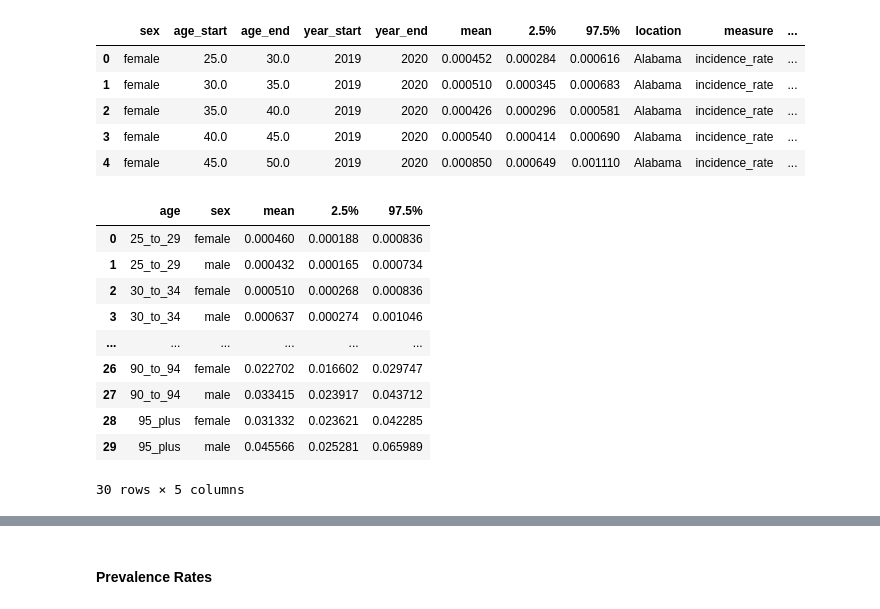
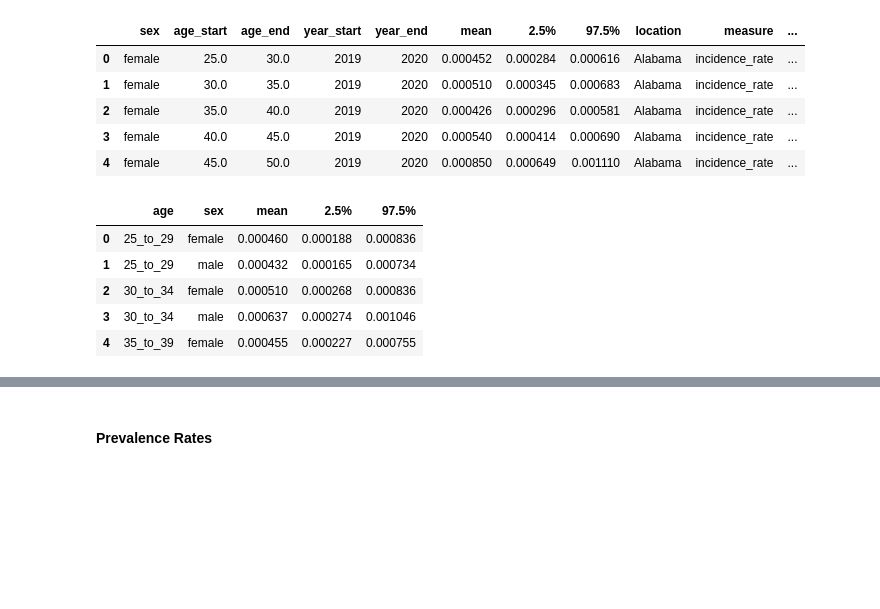
Before and after one commit to ihmeuw/vivarium_research_nih_us_cvd, a Jupyter notebook: Model1_VV-withMI.ipynb, the cells around one changed output, grey strips where cells are left out. Drawn from its saved outputs; the diff is of its cells as text; code cells hidden in the pictures; blank space fills up the shorter version.

```diff
--- a/Model1_VV-withMI.ipynb
+++ b/Model1_VV-withMI.ipynb
@@ -24,7 +24,7 @@ deaths.csv      population.hdf         transition_count.csv  ylds.hdf
 deaths.hdf      state_person_time.csv  transition_count.hdf  ylls.csv
 population.csv  state_person_time.hdf  ylds.csv              ylls.hdf
 # %%
-sim_results_dir = '/mnt/share/costeffectiveness/results/vivarium_nih_us_cvd/model_1/nih_us_cvd/v2_myocardial_infarction/2022_08_08_16_57_10/count_data/'
+sim_results_dir = '/mnt/share/costeffectiveness/results/vivarium_nih_us_cvd/model_1/nih_us_cvd/v2_myocardial_infarction/alabama/2022_08_16_12_11_07/count_data/'
 # %% [markdown]
 ### Exploring Data
 # %%
@@ -1040,19 +1045,14 @@ art_inc_acute_MI.head()
 # %%
 tran_rate_MI_sum_allyear = (tran_rate_MI
                  .groupby(['age', 'sex'])
                  .rate.describe(percentiles=[.025, .975])
                  .filter(['mean', '2.5%', '97.5%'])
                  .reset_index())
-tran_rate_MI_sum_allyear
+tran_rate_MI_sum_allyear.head()
 # %% [output]
 |  | age | sex | mean | 2.5% | 97.5% |
 | 0 | 25_to_29 | female | 0.000460 | 0.000188 | 0.000836 |
 | 1 | 25_to_29 | male | 0.000432 | 0.000165 | 0.000734 |
 | 2 | 30_to_34 | female | 0.000510 | 0.000268 | 0.000836 |
 | 3 | 30_to_34 | male | 0.000637 | 0.000274 | 0.001046 |
-| ... | ... | ... | ... | ... | ... |
-| 26 | 90_to_94 | female | 0.022702 | 0.016602 | 0.029747 |
-| 27 | 90_to_94 | male | 0.033415 | 0.023917 | 0.043712 |
-| 28 | 95_plus | female | 0.031332 | 0.023621 | 0.042285 |
-| 29 | 95_plus | male | 0.045566 | 0.025281 | 0.065989 |
+| 4 | 35_to_39 | female | 0.000455 | 0.000227 | 0.000755 |
-30 rows × 5 columns
```
Also changed, not shown: parts of 24 cells of this notebook, 14 other files.
